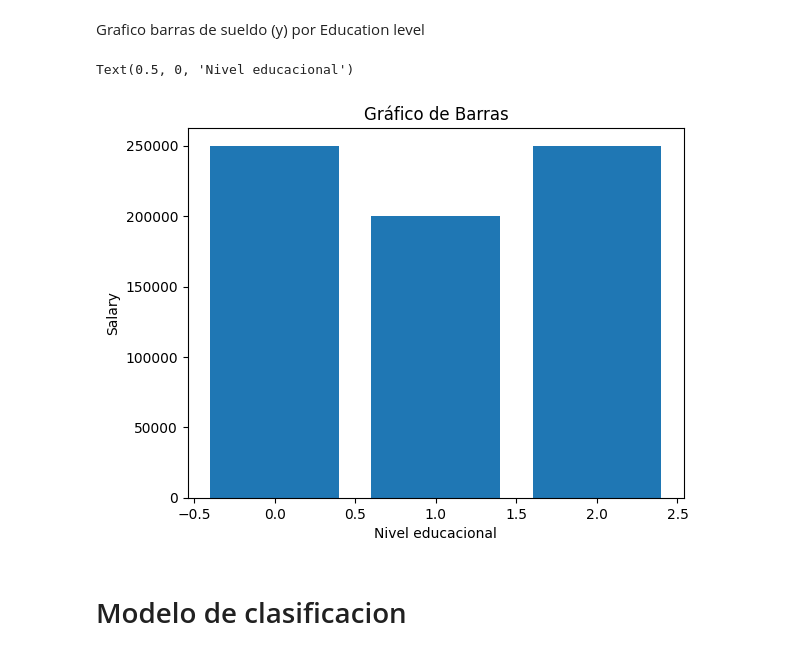
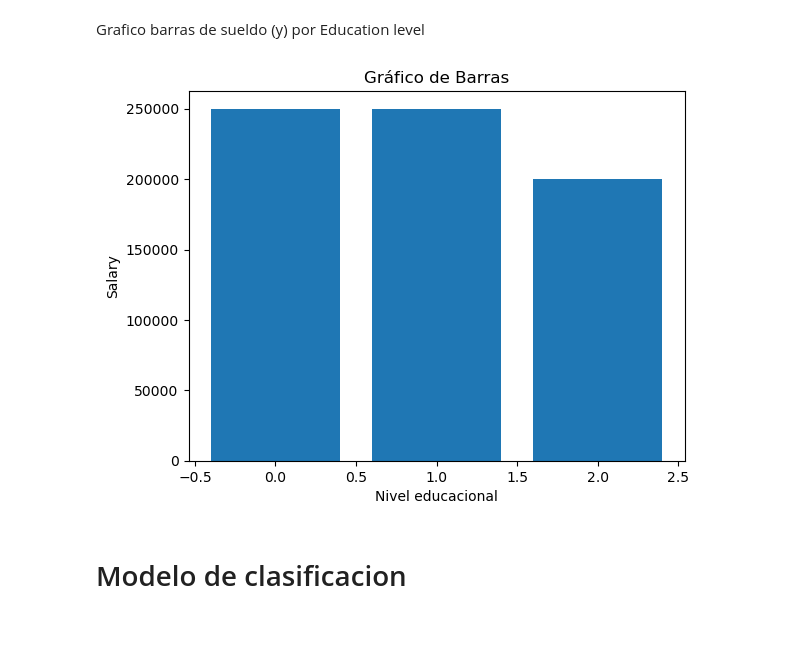
Before and after one commit to AlejoBovet/MachineLearningPublic, a Jupyter notebook: Practica1.ipynb, the cells around one changed output. Saved outputs shown, nothing was run; the diff lists cells and outputs as text; code cells hidden in the pictures; blank space fills up the shorter version.

Commit message:
se integra imputacion de datos por KNN en pract1

```diff
--- a/Practica1.ipynb
+++ b/Practica1.ipynb
@@ -231,0 +203,3 @@ print(Isalary)
+# %%
+Copia_Isalary[['Salary','Years of Experience','Age']] = knn_imputer.fit_transform(Copia_Isalary[['Salary','Years of Experience','Age']])
+Copia_Isalary
@@ -247,7 +236,7 @@ Se detectaron 3 tipos de datos de tipo object, los cuales no permiten realizar l
 # %% [markdown]
 Se realiza one hot encoding para los datos de 'gender'
 # %%
-df1 = Isalary
+df1 = Copia_Isalary
 
 one_hot = pd.get_dummies(df1['Gender'])
 df = pd.concat([df1, one_hot], axis=1)
@@ -276,7 +265,3 @@ Para 'Education level' se utlizara level encoding debido a que los datos de nive
 Bachelor's = 0
 Master´s = 1
 PhD = 2
-# %%
-codificacion = {"Bachelor's": 0, "Master's": 1, 'PhD': 2}
-df4['Educacion Level'] = df4['Education Level'].map(codificacion)
-print(df4)
@@ -300,0 +268,10 @@ print(df4)
+# %%
+# Creamos un diccionario de datos que asocia las categorías con sus valores codificados correspondientes
+codificacion = {"Bachelor's": 0, 'PhD': 1, "Master's": 2}
+
+# Codificamos la columna "tamaño" utilizando el diccionario de datos
+df4['educ_codificado'] = df4['Education Level'].map(codificacion)
+
+# Imprimimos el DataFrame actualizado
+df4.drop('Education Level', axis=1, inplace=True)
+df4.head(5)
@@ -437,13 +436,13 @@ plt.show()
 # %% [markdown]
 Grafico barras de sueldo (y) por Education level
 # %%
-plt.bar(df4['Educacion Level'],df4['Salary'] )
+plt.bar(df6['educ_codificado'],df6['Salary'] )
 plt.title('Gráfico de Barras')
 plt.ylabel('Salary')
 plt.xlabel('Nivel educacional')
+plt.show()
 # %% [output]
-Text(0.5, 0, 'Nivel educacional')
-[figure, old version]
+[figure, new version]
 # %% [markdown]
 # Modelo de clasificacion
 # %%
```
Also changed, not shown: parts of 37 cells of this notebook.
